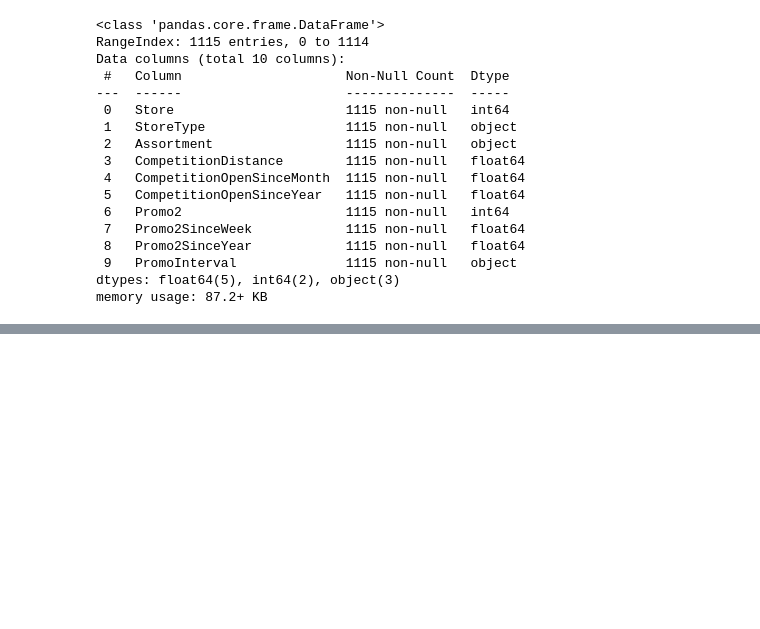
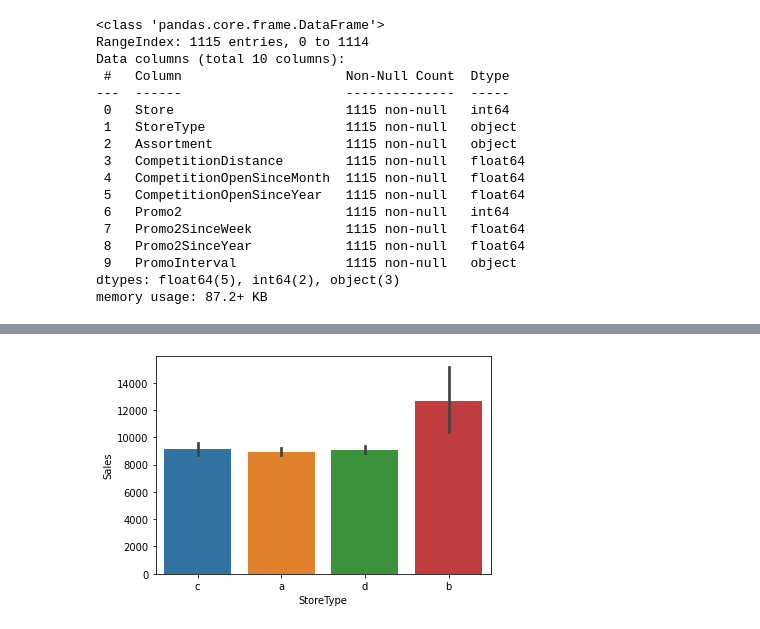
Before and after one commit to tusharsgaidhane/Retail_Sales_Prediction, a Jupyter notebook: Rossmann_Sales_Prediction_Capstone_Project.ipynb, the cells around one changed output, grey strips where cells are left out. Drawn from its saved outputs; the diff is of its cells as text; code cells hidden in the pictures; blank space fills up the shorter version.

```diff
--- a/Rossmann_Sales_Prediction_Capstone_Project.ipynb
+++ b/Rossmann_Sales_Prediction_Capstone_Project.ipynb
@@ -450,0 +462,5 @@ memory usage: 87.2+ KB
+# %%
+sns.barplot(x = stores['StoreType'], y = stores_data['Sales'])
+plt.show()
+# %% [output]
+[figure, added]
```
Also changed, not shown: parts of 26 cells of this notebook.
